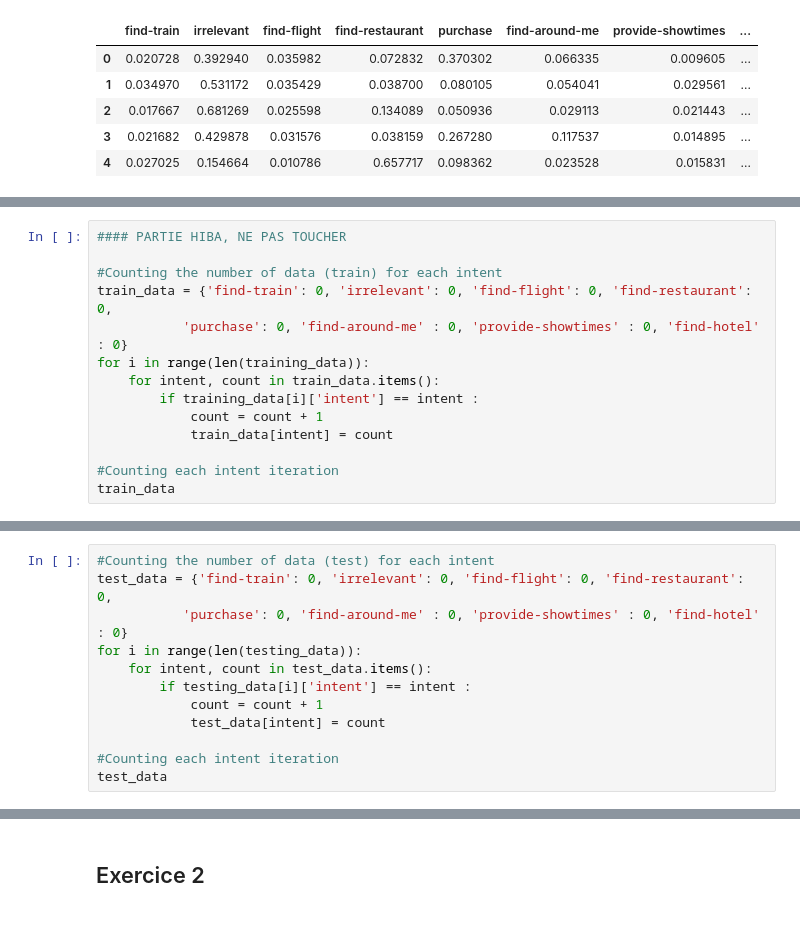
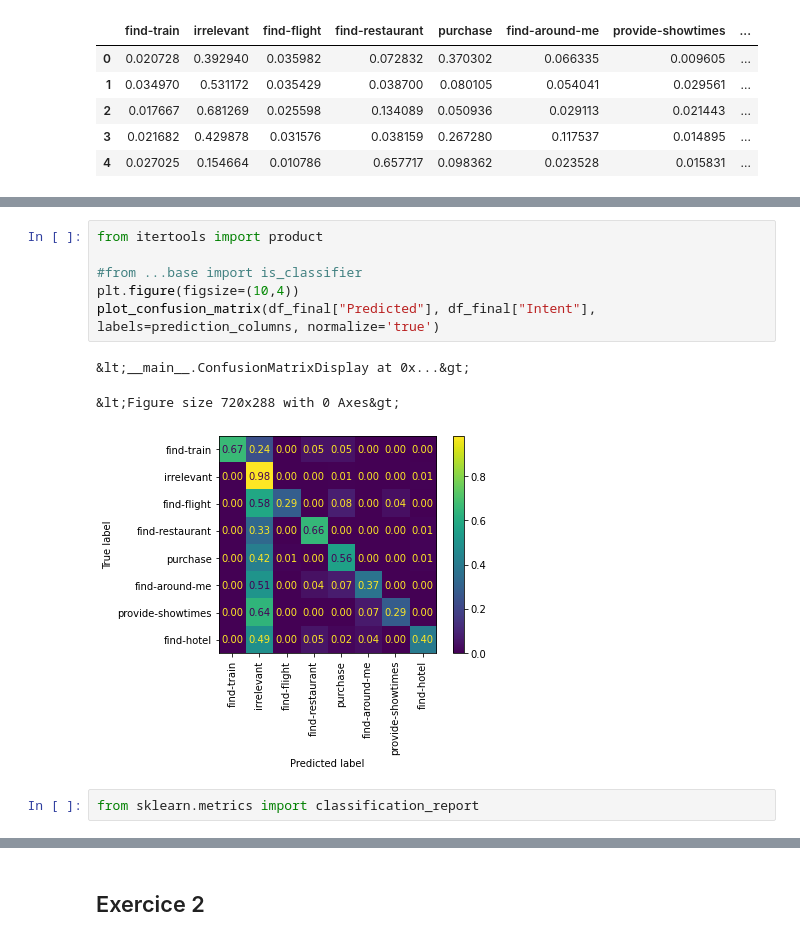
Before and after one commit to hbBoucherit/projet_inge_logicielle, a Jupyter notebook: projet_inge_logi.ipynb, the cells around one changed output, grey strips where cells are left out. Cells and saved outputs as stored; diff of their text form.

Commit message:
Metrics added to analyse data : unbalanced accuracy score, confusion matrix, f1 score, precision, recall, ROC

```diff
--- a/projet_inge_logi.ipynb
+++ b/projet_inge_logi.ipynb
@@ -170,14 +181,0 @@ df_final.to_csv()
-# %%
-#### PARTIE HIBA, NE PAS TOUCHER
-
-#Counting the number of data (train) for each intent
-train_data = {'find-train': 0, 'irrelevant': 0, 'find-flight': 0, 'find-restaurant': 0,
-           'purchase': 0, 'find-around-me' : 0, 'provide-showtimes' : 0, 'find-hotel' : 0}
-for i in range(len(training_data)):
-    for intent, count in train_data.items():
-        if training_data[i]['intent'] == intent :
-            count = count + 1
-            train_data[intent] = count
-
-#Counting each intent iteration
-train_data
@@ -193,12 +181,0 @@ train_data
-# %%
-#Counting the number of data (test) for each intent
-test_data = {'find-train': 0, 'irrelevant': 0, 'find-flight': 0, 'find-restaurant': 0,
-           'purchase': 0, 'find-around-me' : 0, 'provide-showtimes' : 0, 'find-hotel' : 0}
-for i in range(len(testing_data)):
-    for intent, count in test_data.items():
-        if testing_data[i]['intent'] == intent :
-            count = count + 1
-            test_data[intent] = count
-
-#Counting each intent iteration
-test_data
@@ -213,0 +346,12 @@ test_data
+# %%
+from itertools import product
+
+#from ...base import is_classifier
+plt.figure(figsize=(10,4))
+plot_confusion_matrix(df_final["Predicted"], df_final["Intent"], labels=prediction_columns, normalize='true')
+# %% [output]
+&lt;__main__.ConfusionMatrixDisplay at 0x...&gt;
+&lt;Figure size 720x288 with 0 Axes&gt;
+[figure, added]
+# %%
+from sklearn.metrics import classification_report
```
Also changed, not shown: parts of 8 cells of this notebook.
